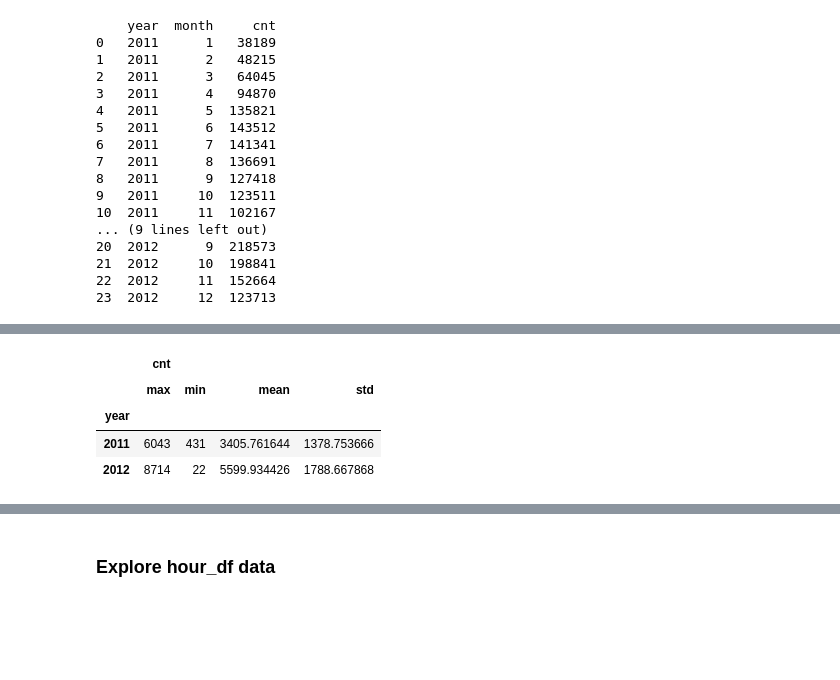
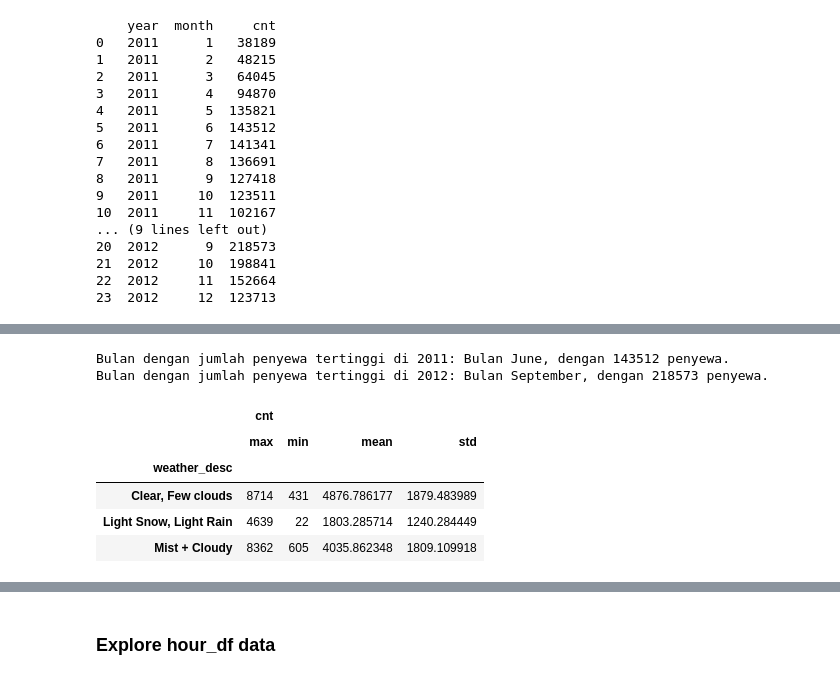
Before and after one commit to wahyunirosyidah/submission, a Jupyter notebook: notebook.ipynb, the cells around one changed output, grey strips where cells are left out. Drawn from its saved outputs; the diff is of its cells as text; code cells hidden in the pictures; blank space fills up the shorter version.

```diff
--- a/notebook.ipynb
+++ b/notebook.ipynb
@@ -254,10 +312,46 @@ day_df.groupby(by="year").agg({
 # %%
-day_df.groupby(by="year").agg({
-    "cnt": ["max", "min", "mean", "std"]
-})
+monthly_rentals = day_df.groupby(['year', 'month'])['cnt'].sum().reset_index()
+
+monthly_rentals['month'] = monthly_rentals['month'].apply(lambda x: calendar.month_name[x])
+monthly_rentals['month'] = pd.Categorical(monthly_rentals['month'], categories=list(calendar.month_name[1:]), ordered=True)
+
+# Mencari bulan dengan penyewa tertinggi untuk tahun 2011
+year_2011= monthly_rentals[monthly_rentals['year'] == 2011]
+highest_2011 = year_2011.loc[year_2011['cnt'].idxmax()]
+highest_bymonth_2011 = highest_2011['month']
+max_2011 = highest_2011['cnt']
+
+# Mencari bulan dengan penyewa tertinggi untuk tahun 2012
+year_2012= monthly_rentals[monthly_rentals['year'] == 2012]
+highest_2012 = year_2012.loc[year_2012['cnt'].idxmax()]
+highest_bymonth_2012 = highest_2012['month']
+max_2012 = highest_2012['cnt']
+
+# Menampilkan hasil
+print(f"Bulan dengan jumlah penyewa tertinggi di 2011: Bulan {highest_bymonth_2011}, dengan {max_2011} penyewa.")
+print(f"Bulan dengan jumlah penyewa tertinggi di 2012: Bulan {highest_bymonth_2012}, dengan {max_2012} penyewa.")
 # %% [output]
-|  | cnt |  |  |  |
-|  | max | min | mean | std |
-| year |  |  |  |  |
-| 2011 | 6043 | 431 | 3405.761644 | 1378.753666 |
-| 2012 | 8714 | 22 | 5599.934426 | 1788.667868 |
+Bulan dengan jumlah penyewa tertinggi di 2011: Bulan June, dengan 143512 penyewa.
+Bulan dengan jumlah penyewa tertinggi di 2012: Bulan September, dengan 218573 penyewa.
+# %%
+
+weather_conditions = {
+    1: 'Clear, Few clouds',
+    2: 'Mist + Cloudy',
+    3: 'Light Snow, Light Rain',
+    4: 'Heavy Rain, Ice Pallets'
+}
+
+day_df['weather_desc'] = day_df['weathersit'].map(weather_conditions)
+result = day_df.groupby(by="weather_desc").agg({
+    "cnt": ["max", "min", "mean", "std"]
+})
+
+result
+# %% [output]
+|  | cnt |  |  |  |
+|  | max | min | mean | std |
+| weather_desc |  |  |  |  |
+| Clear, Few clouds | 8714 | 431 | 4876.786177 | 1879.483989 |
+| Light Snow, Light Rain | 4639 | 22 | 1803.285714 | 1240.284449 |
+| Mist + Cloudy | 8362 | 605 | 4035.862348 | 1809.109918 |
```
Also changed, not shown: parts of 19 cells of this notebook, 2 other files.
